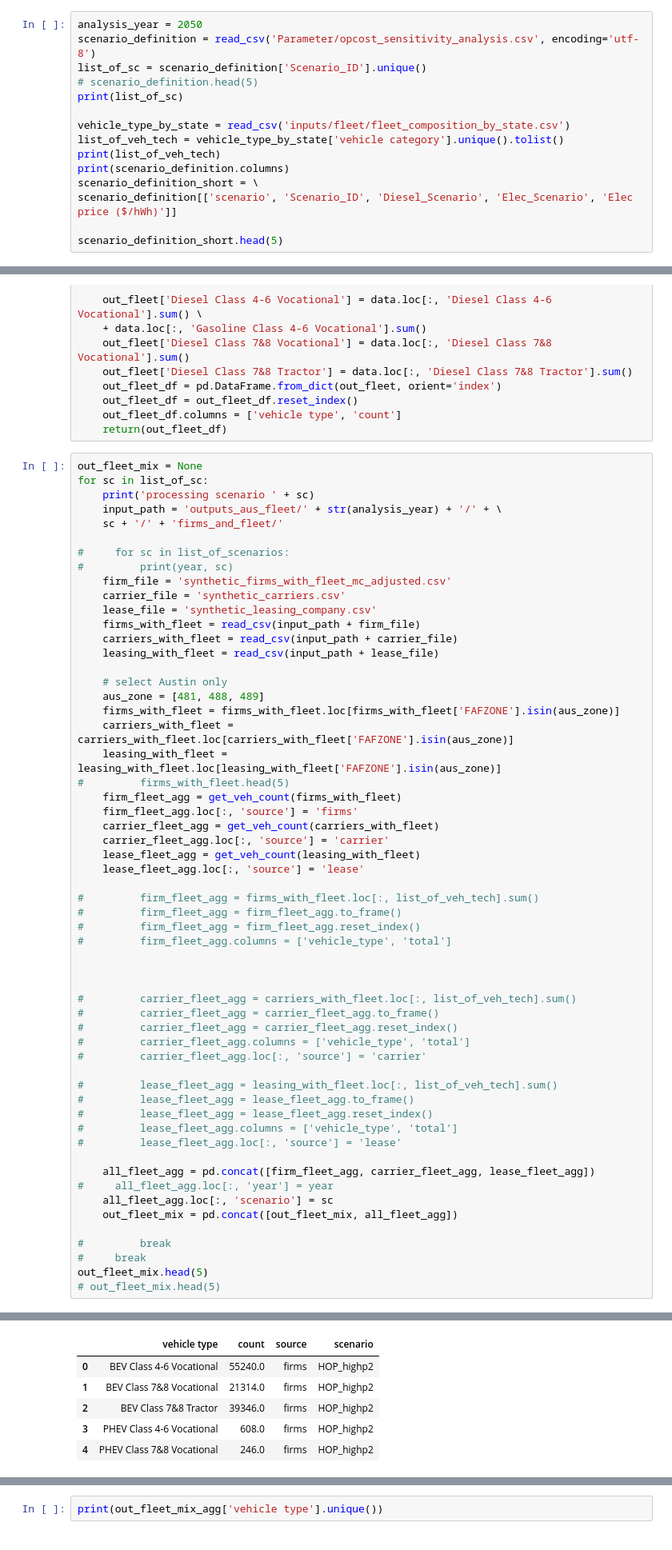
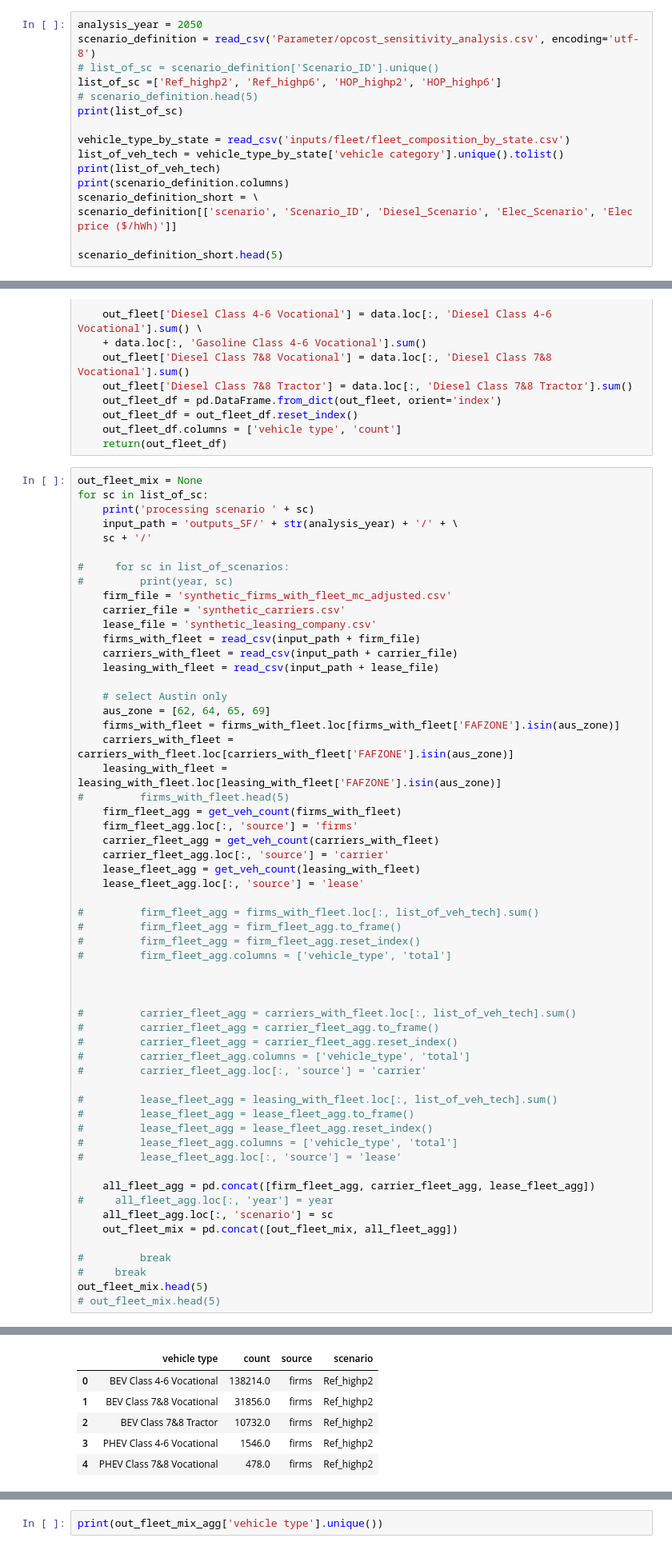
Before and after one commit to LBNL-UCB-STI/SynthFirm, a Jupyter notebook: scenario_analysis/fleet_generation/visualize_veh_tech_SA.ipynb, the cells around one changed output, grey strips where cells are left out. Shown at 80% size. Cells and saved outputs as stored; diff of their text form.

```diff
--- a/scenario_analysis/fleet_generation/visualize_veh_tech_SA.ipynb
+++ b/scenario_analysis/fleet_generation/visualize_veh_tech_SA.ipynb
@@ -14,7 +14,8 @@ os.chdir('/Users/xiaodanxu/Documents/SynthFirm.nosync/')
 # %%
 analysis_year = 2050
 scenario_definition = read_csv('Parameter/opcost_sensitivity_analysis.csv', encoding='utf-8')
-list_of_sc = scenario_definition['Scenario_ID'].unique()
+# list_of_sc = scenario_definition['Scenario_ID'].unique()
+list_of_sc =['Ref_highp2', 'Ref_highp6', 'HOP_highp2', 'HOP_highp6']
 # scenario_definition.head(5)
 print(list_of_sc)
 
@@ -79,8 +76,8 @@ def get_veh_count(data):
 out_fleet_mix = None
 for sc in list_of_sc:
     print('processing scenario ' + sc)
-    input_path = 'outputs_aus_fleet/' + str(analysis_year) + '/' + \
-    sc + '/' + 'firms_and_fleet/'
+    input_path = 'outputs_SF/' + str(analysis_year) + '/' + \
+    sc + '/'
 
 #     for sc in list_of_scenarios:
 #         print(year, sc)
@@ -92,7 +89,7 @@ for sc in list_of_sc:
     leasing_with_fleet = read_csv(input_path + lease_file)
 
     # select Austin only
-    aus_zone = [481, 488, 489]
+    aus_zone = [62, 64, 65, 69]
     firms_with_fleet = firms_with_fleet.loc[firms_with_fleet['FAFZONE'].isin(aus_zone)]
     carriers_with_fleet = carriers_with_fleet.loc[carriers_with_fleet['FAFZONE'].isin(aus_zone)]
     leasing_with_fleet = leasing_with_fleet.loc[leasing_with_fleet['FAFZONE'].isin(aus_zone)]
@@ -146,9 +137,9 @@ processing scenario Ref_highp10
 |  | vehicle type | count | source | scenario |
-| 0 | BEV Class 4-6 Vocational | 55240.0 | firms | HOP_highp2 |
-| 1 | BEV Class 7&8 Vocational | 21314.0 | firms | HOP_highp2 |
-| 2 | BEV Class 7&8 Tractor | 39346.0 | firms | HOP_highp2 |
-| 3 | PHEV Class 4-6 Vocational | 608.0 | firms | HOP_highp2 |
-| 4 | PHEV Class 7&8 Vocational | 246.0 | firms | HOP_highp2 |
+| 0 | BEV Class 4-6 Vocational | 138214.0 | firms | Ref_highp2 |
+| 1 | BEV Class 7&8 Vocational | 31856.0 | firms | Ref_highp2 |
+| 2 | BEV Class 7&8 Tractor | 10732.0 | firms | Ref_highp2 |
+| 3 | PHEV Class 4-6 Vocational | 1546.0 | firms | Ref_highp2 |
+| 4 | PHEV Class 7&8 Vocational | 478.0 | firms | Ref_highp2 |
 # %%
 print(firms_with_fleet.FAFZONE.unique())
 # %% [output]
```
Also changed, not shown: parts of 7 cells of this notebook, 2 other files.
